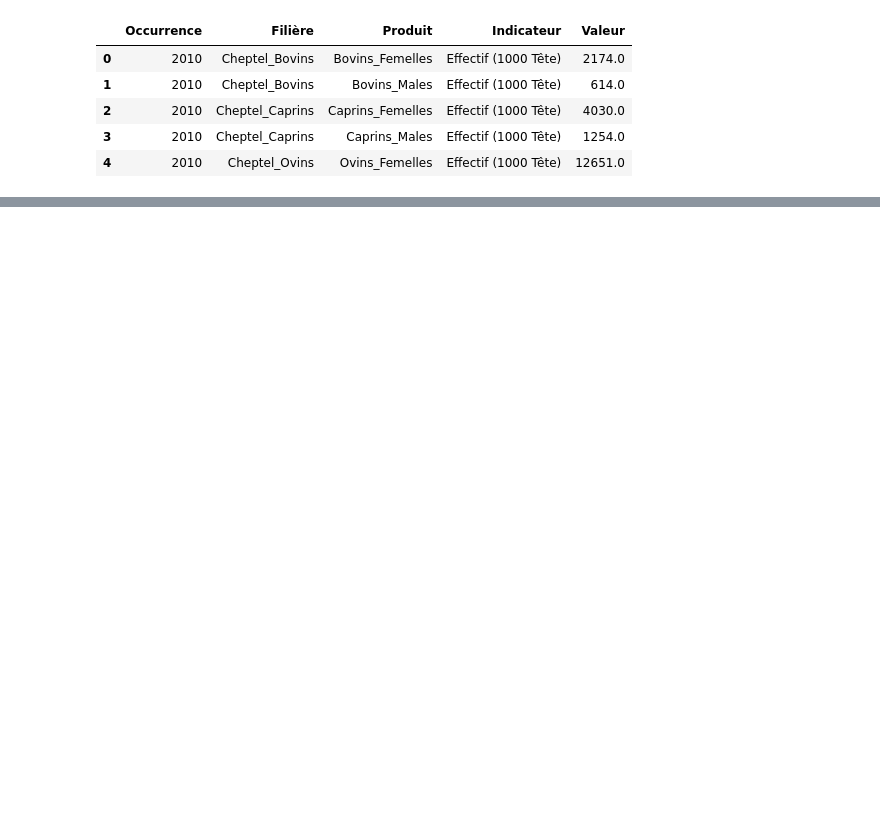
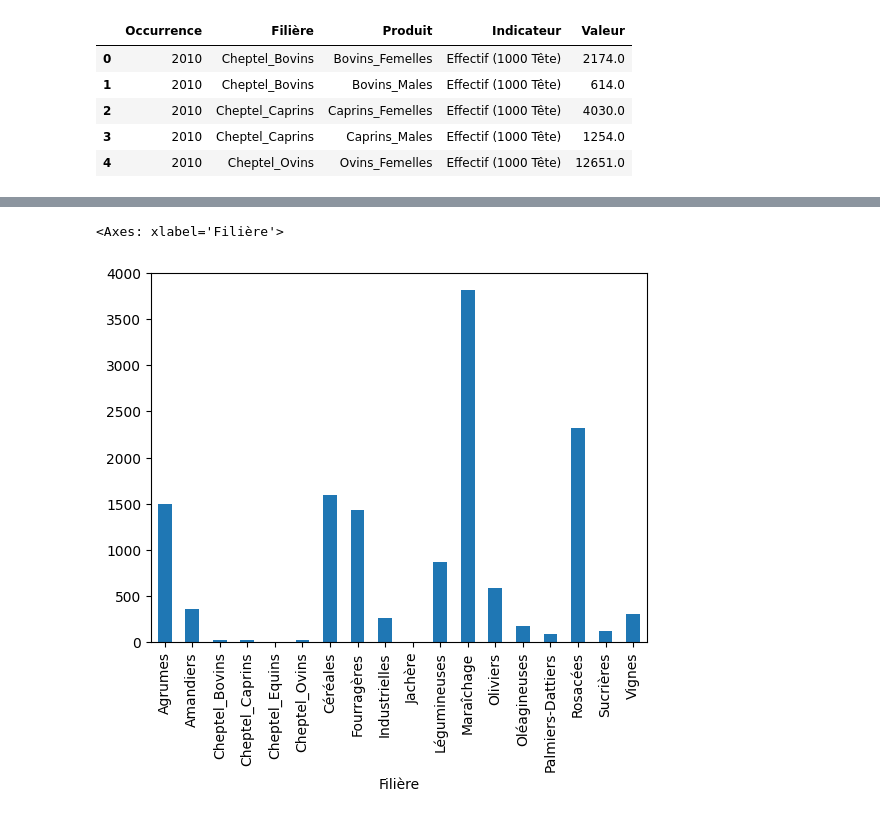
Before and after one commit to aymanfen/PythonBI-Assignment, a Jupyter notebook: DataDesc.ipynb, the cells around one changed output, grey strips where cells are left out. Saved outputs shown, nothing was run; the diff lists cells and outputs as text; code cells hidden in the pictures; blank space fills up the shorter version.

```diff
--- a/DataDesc.ipynb
+++ b/DataDesc.ipynb
@@ -18,0 +96,5 @@ df.head()
+# %%
+df.groupby("Filière")[' Valeur '].count().plot(kind='bar')
+# %% [output]
+<Axes: xlabel='Filière'>
+[figure, added]
```
Also changed, not shown: parts of 9 cells of this notebook.
